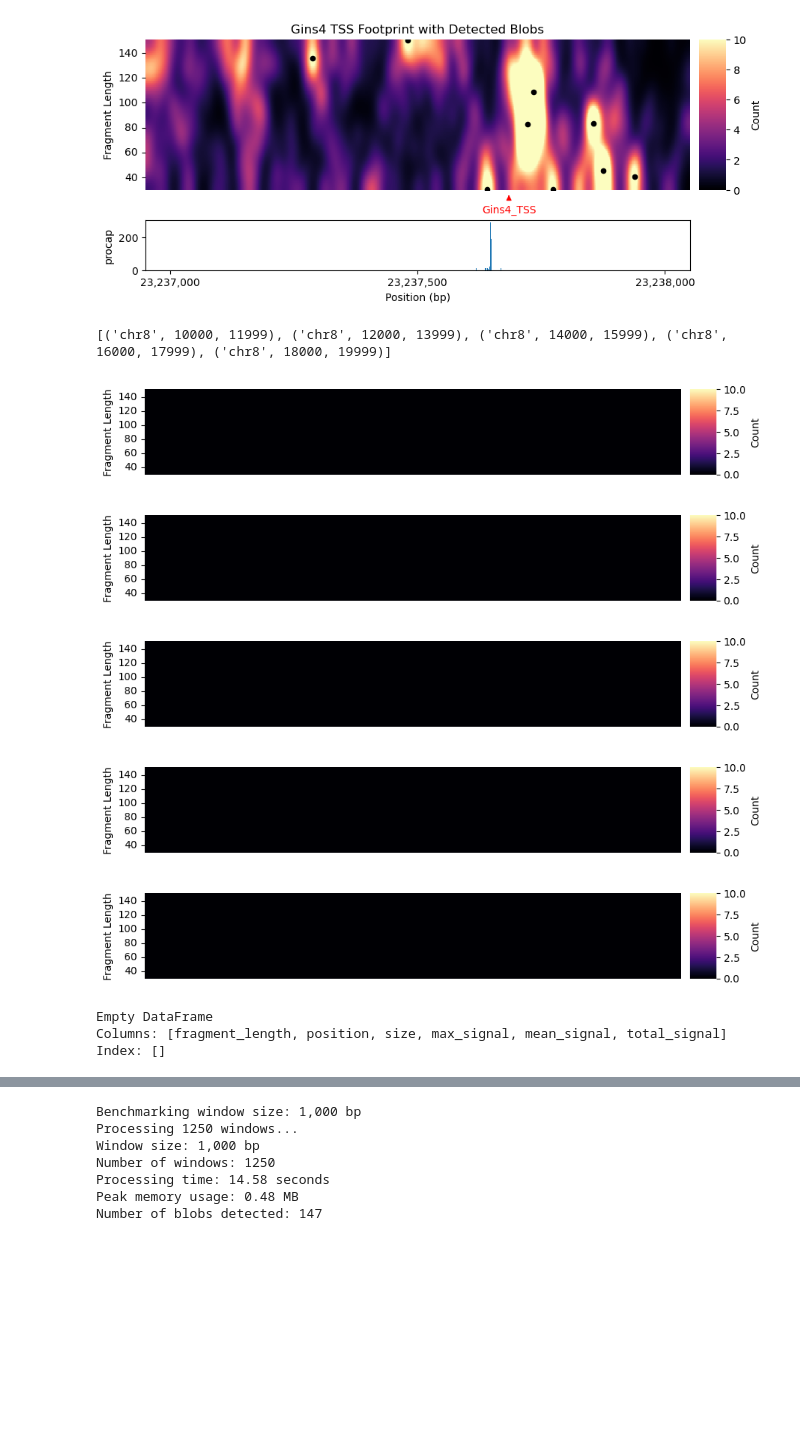
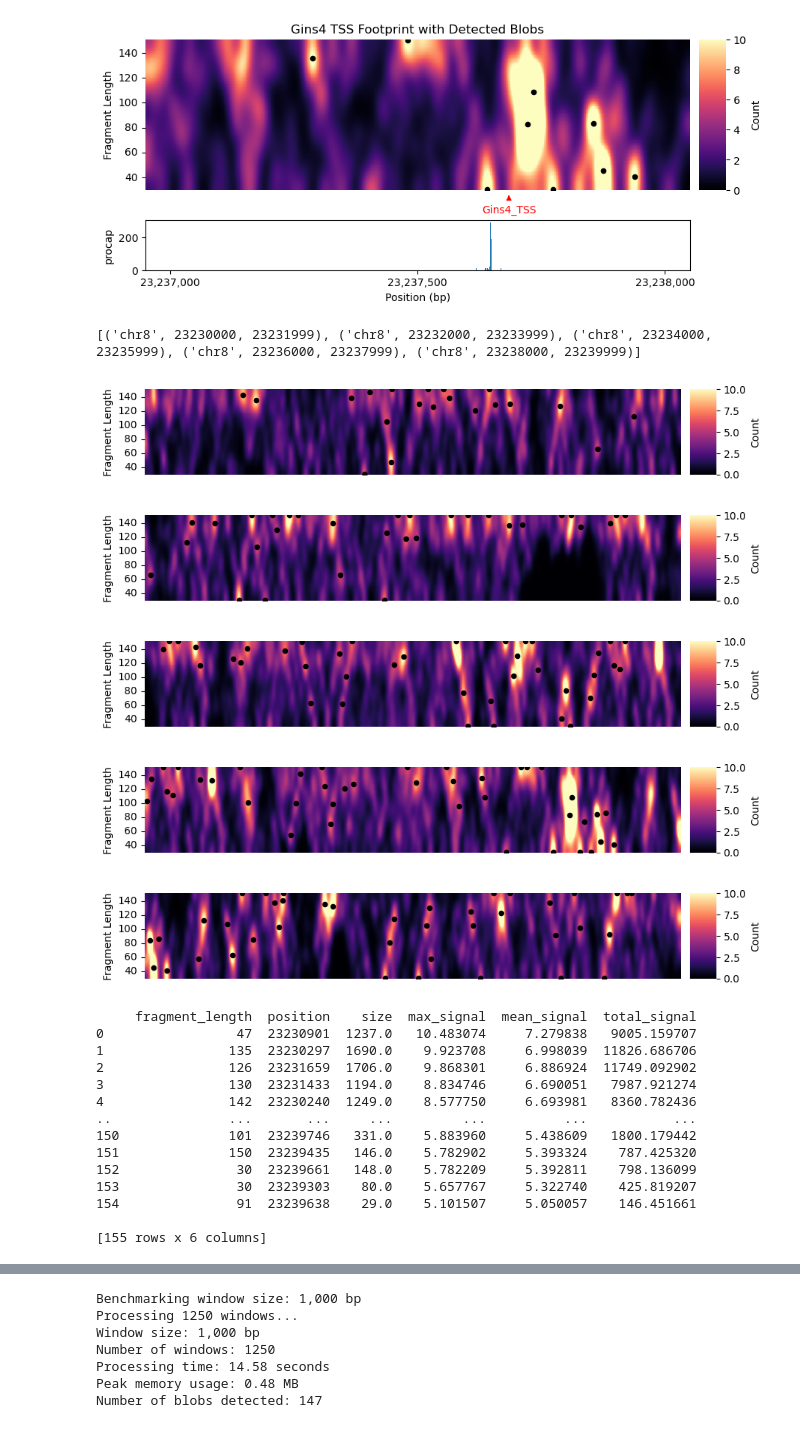
Before and after one commit to aryeelab/foci-3d, a Jupyter notebook: code/footprinting.ipynb, the cells around one changed output, grey strips where cells are left out. Cells and saved outputs as stored; diff of their text form; code cells hidden in the pictures; blank space fills up the shorter version.

```diff
--- a/code/footprinting.ipynb
+++ b/code/footprinting.ipynb
@@ -164,50 +164,57 @@ sigma = 10.0       # Standard deviation for Gaussian smoothing
 min_size = 5      # Minimum blob size in pixels
 
 chrom = 'chr8'
-#start_bp = 23_230_000
-#end_bp = 23_240_000
-
-start_bp = 10000
-end_bp = 20000
-
+start_bp = 23_230_000
+end_bp = 23_240_000
 
 window_size = 2000
 pad = 200
 
 # Make windows from start_bp to end_bp with a 500bp overlap
 windows = []
 for i in range(start_bp, end_bp, window_size):
     windows.append((chrom, i, i+window_size-1))
 
 print(windows)
 
 # Loop over windows
 # Initialize blobs as an empty DataFrame before the loop (outside the loop)
 blobs = pd.DataFrame()
 
 for chrom, window_start, window_end in windows:
     footprint, _ = get_count_matrix(counts_gz, chrom, window_start-pad, window_end+pad, fragment_len_min=30, fragment_len_max=150, scale_factor_dict=avg_by_len, sigma=10)
     # Detect blobs in the footprint matrix
     window_blobs = detect_blobs_matrix(
         footprint_matrix=footprint,
         threshold=threshold, min_size=min_size
     )
     # Subset to blobs within (unpadded) window
     window_blobs = window_blobs[(window_blobs['position'] >= window_start) & (window_blobs['position'] <= window_end)]
     # Append window_blobs to blobs
     blobs = pd.concat([blobs, window_blobs], ignore_index=True)
 
     plot_count_matrix(footprint, blobs=blobs, blob_marker='o', blob_color='black', blob_size=20,
                       xtick_spacing=500, figsize=(10, 1.5), vmax=10)
 
 print(blobs)
 # %% [output]
-[('chr8', 10000, 11999), ('chr8', 12000, 13999), ('chr8', 14000, 15999), ('chr8', 16000, 17999), ('chr8', 18000, 19999)]
+[('chr8', 23230000, 23231999), ('chr8', 23232000, 23233999), ('chr8', 23234000, 23235999), ('chr8', 23236000, 23237999), ('chr8', 23238000, 23239999)]
-[figure, old version]
+[figure, new version]
-[figure, old version]
+[figure, new version]
-[figure, old version]
+[figure, new version]
-[figure, old version]
+[figure, new version]
-[figure, old version]
+[figure, new version]
-Empty DataFrame
-Columns: [fragment_length, position, size, max_signal, mean_signal, total_signal]
-Index: []
+     fragment_length  position    size  max_signal  mean_signal  total_signal
+0                 47  23230901  1237.0   10.483074     7.279838   9005.159707
+1                135  23230297  1690.0    9.923708     6.998039  11826.686706
+2                126  23231659  1706.0    9.868301     6.886924  11749.092902
+3                130  23231433  1194.0    8.834746     6.690051   7987.921274
+4                142  23230240  1249.0    8.577750     6.693981   8360.782436
+..               ...       ...     ...         ...          ...           ...
+150              101  23239746   331.0    5.883960     5.438609   1800.179442
+151              150  23239435   146.0    5.782902     5.393324    787.425320
+152               30  23239661   148.0    5.782209     5.392811    798.136099
+153               30  23239303    80.0    5.657767     5.322740    425.819207
+154               91  23239638    29.0    5.101507     5.050057    146.451661
+
+[155 rows x 6 columns]
```
Also changed, not shown: parts of 3 cells of this notebook, 1 other file.
